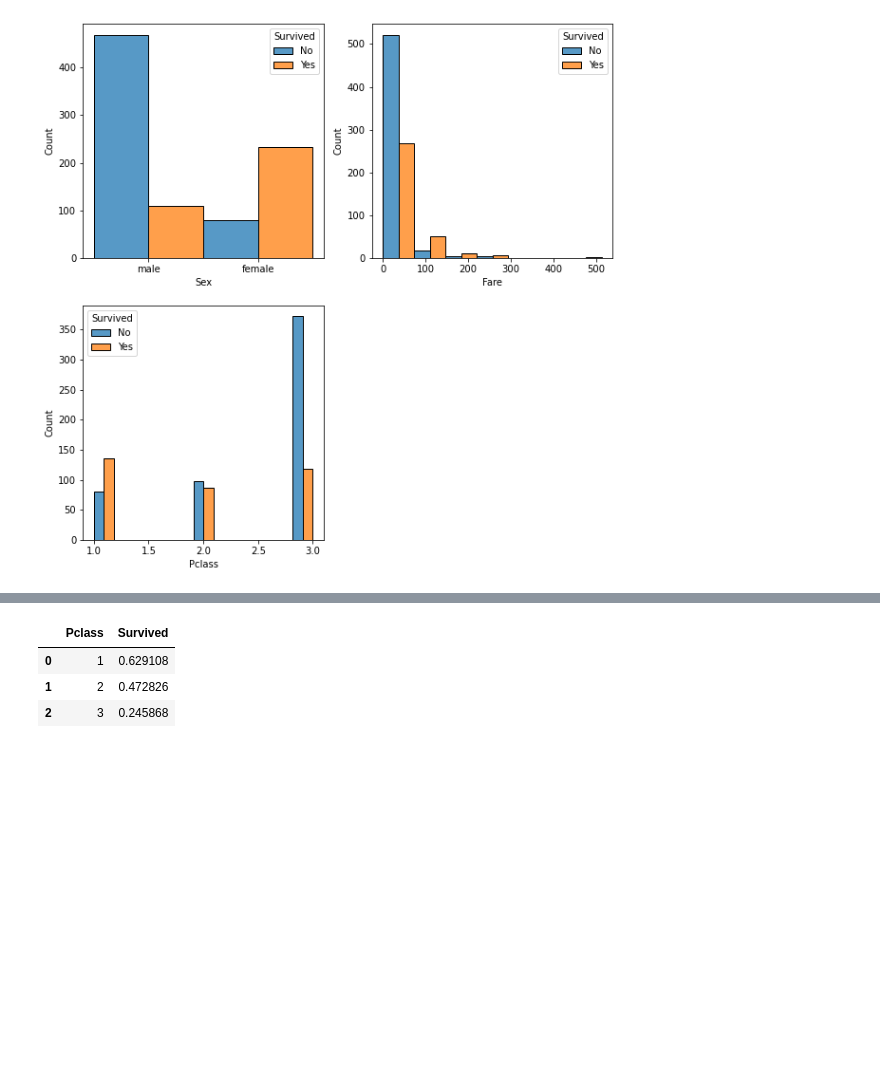
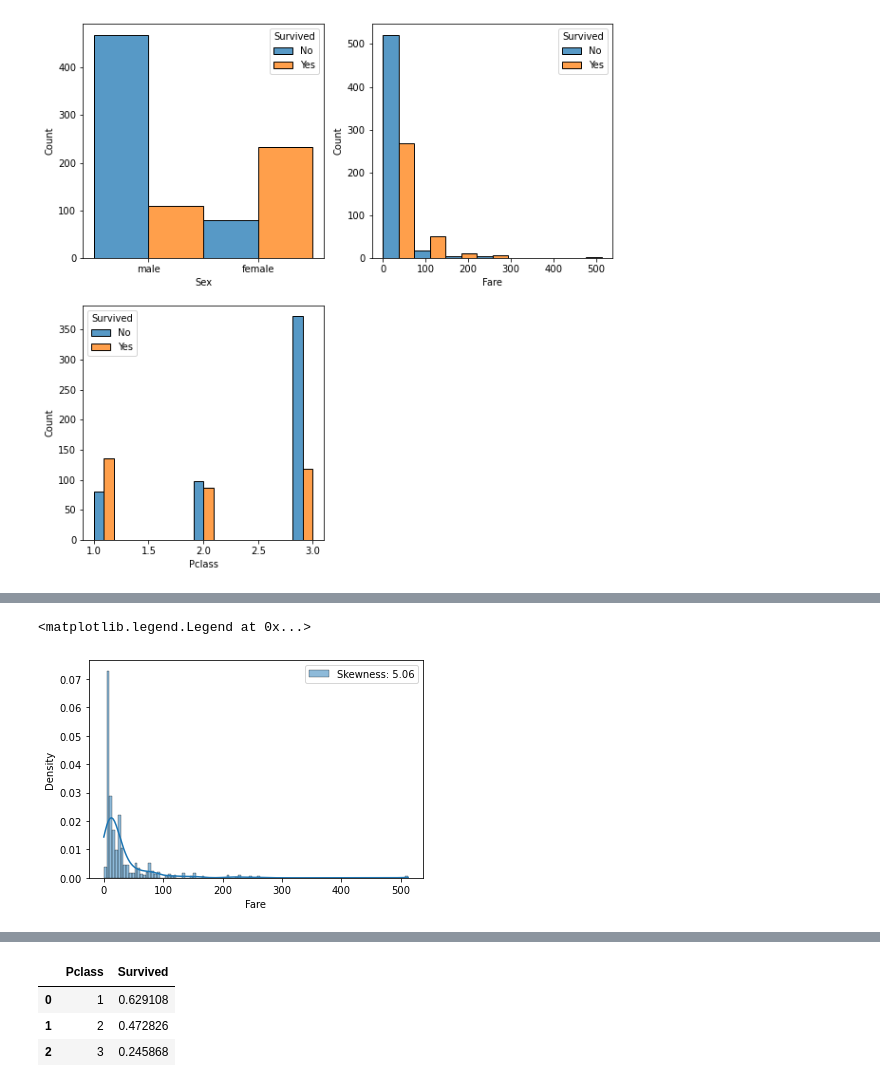
Before and after one commit to ziadhegazi/Intro-to-Artifictial-Intelligence, a Jupyter notebook: Data Visualisation/DV Checkpoint.ipynb, the cells around one changed output, grey strips where cells are left out. Saved outputs shown, nothing was run; the diff lists cells and outputs as text; code cells hidden in the pictures; blank space fills up the shorter version.

```diff
--- a/Data Visualisation/DV Checkpoint.ipynb
+++ b/Data Visualisation/DV Checkpoint.ipynb
@@ -108,8 +108,3 @@ Embarked_C       0
 Embarked_Q       0
 Embarked_S       0
 dtype: int64
-# %%
-# Removed columns with non-NaN values less than 700 due to their lack of importance
-new_data.dropna(how="any", thresh=700, axis=1, inplace=True)
-
-new_data.head()
@@ -179,0 +181,6 @@ grid.map(sb.histplot, "Fare", binwidth = 50)
+# %%
+g = sb.histplot(data = new_data,x="Fare", kde=True, stat="density", label=("Skewness: {}".format(round(new_data["Fare"].skew(), 2))))
+g.legend()
+# %% [output]
+<matplotlib.legend.Legend at 0x...>
+[figure, added]
```
Also changed, not shown: parts of 24 cells of this notebook.
